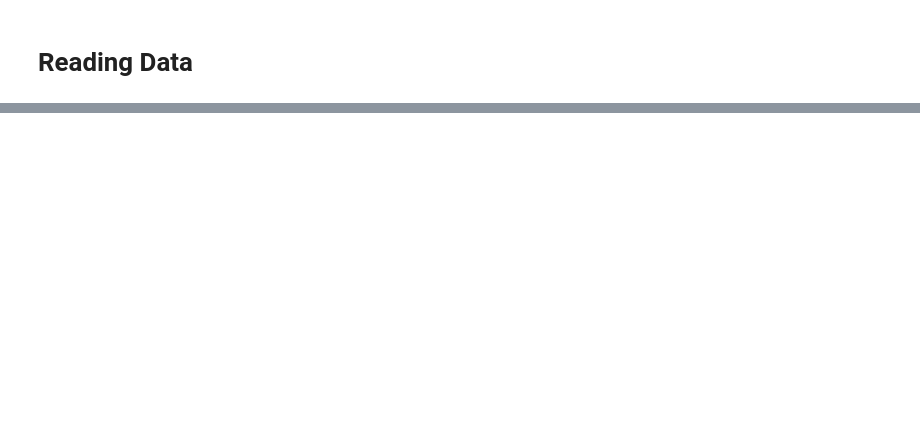
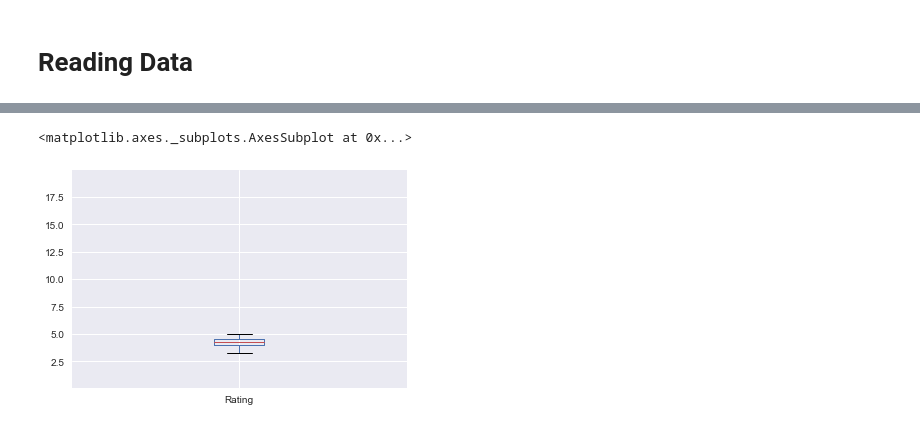
Before and after one commit to mukeshmehta/Data-Analysis, a Jupyter notebook: Prediction of Apps Rating.ipynb, the cells around one changed output, grey strips where cells are left out. Saved outputs shown, nothing was run; the diff lists cells and outputs as text; code cells hidden in the pictures; blank space fills up the shorter version.

Commit message:
Data Cleaning Done

```diff
--- a/Prediction of Apps Rating.ipynb
+++ b/Prediction of Apps Rating.ipynb
@@ -18,0 +40,5 @@ dataSet.head() #First 5 rows of DataSet
+# %%
+dataSet.boxplot()
+# %% [output]
+<matplotlib.axes._subplots.AxesSubplot at 0x...>
+[figure, added]
```
Also changed, not shown: parts of 38 cells of this notebook.
